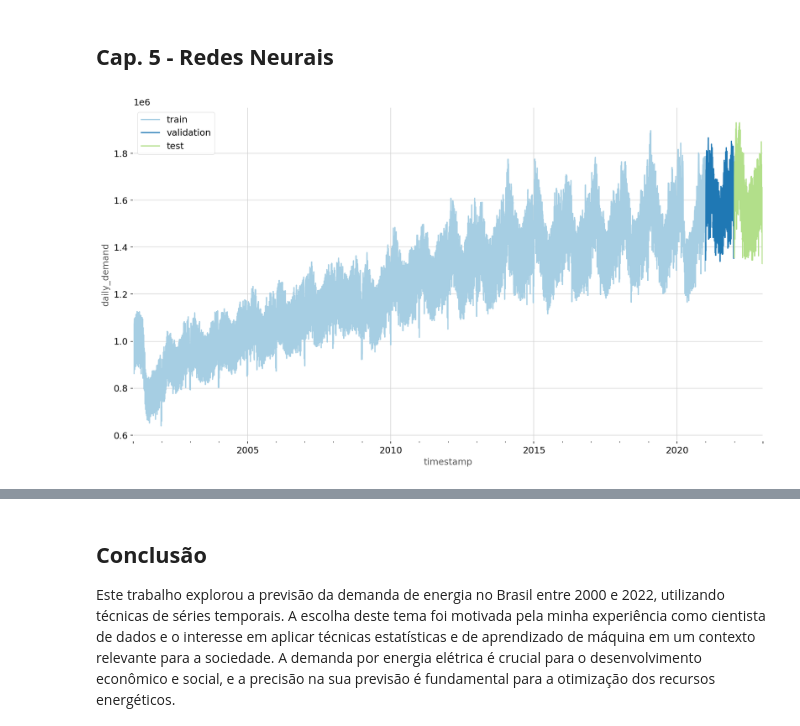
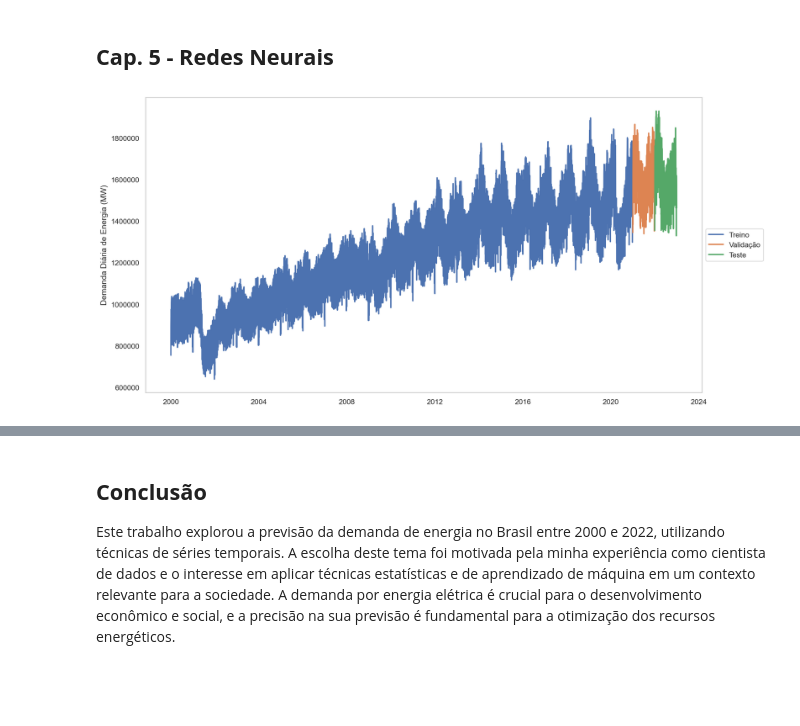
Before and after one commit to vitorsbarboza/Energy-Demand---Time-Series-Forecasting, a Jupyter notebook: Previsão_Demanda_Energia.ipynb, the cells around one changed output, grey strips where cells are left out. Drawn from its saved outputs; the diff is of its cells as text; code cells hidden in the pictures; blank space fills up the shorter version.

```diff
--- a/Previsão_Demanda_Energia.ipynb
+++ b/Previsão_Demanda_Energia.ipynb
@@ -64,6 +64,17 @@ import matplotlib.pyplot as plt  # Criação de gráficos
 import matplotlib as mpl  # Customização de gráficos
 import matplotlib.dates as mdates # Manipulação de datas
 import seaborn as sns  # Gráficos estatísticos
+
+mpl.style.use('ggplot')
+
+mpl.rcParams['axes.facecolor']      = 'white'
+mpl.rcParams['axes.linewidth']      = 1
+mpl.rcParams['xtick.color']         = 'black'
+mpl.rcParams['ytick.color']         = 'black'
+mpl.rcParams['grid.color']          = 'lightgray'
+mpl.rcParams['figure.dpi']          = 150
+mpl.rcParams['axes.grid']           = True
+mpl.rcParams['font.size']           = 12
 
 # Bibliotecas para preprocessamento e modelagem
 from sklearn.preprocessing import MinMaxScaler  # Normalização de dados
@@ -711,23 +851,47 @@ Multi-step forecast MAPE:  2.8368772757608056 %
 # %% [markdown]
 ## **Cap. 5 - Redes Neurais**
 # %%
+# Definindo os dados de demanda diária
 ts_data_demand = demand_df['daily_demand'][:]
 ts_data_demand = pd.DataFrame(ts_data_demand, columns=['daily_demand'])
 ts_data_demand = ts_data_demand.resample('D').sum()
 
-init_st_data_demand = '2001-01-01 00:00:00'
+# Definindo os pontos de início para divisão entre treino, validação e teste
+init_st_data_demand = '2000-01-01 00:00:00'
 valid_st_data_demand = '2021-01-01 00:00:00'
 test_st_data_demand = '2022-01-01 00:00:00'
 
-ts_data_demand[(ts_data_demand.index < valid_st_data_demand) & (ts_data_demand.index > init_st_data_demand)][['daily_demand']].rename(columns={'daily_demand':'train'}).join(ts_data_demand[(ts_data_demand.index >=valid_st_data_demand) & (ts_data_demand.index < test_st_data_demand)][['daily_demand']] \
- .rename(columns={'daily_demand':'validation'}), how='outer') \
- .join(ts_data_demand[test_st_data_demand:][['daily_demand']]
-.rename(columns={'daily_demand':'test'}), how='outer') \
- .plot(y=['train', 'validation', 'test'], figsize=(15, 8),
-fontsize=12)
-plt.xlabel('timestamp', fontsize=12)
-plt.ylabel('daily_demand', fontsize=12)
+# Dividindo os dados em treino, validação e teste
+train_data = ts_data_demand[(ts_data_demand.index < valid_st_data_demand) & (ts_data_demand.index > init_st_data_demand)][['daily_demand']].rename(columns={'daily_demand': 'Treino'})
+validation_data = ts_data_demand[(ts_data_demand.index >= valid_st_data_demand) & (ts_data_demand.index < test_st_data_demand)][['daily_demand']].rename(columns={'daily_demand': 'Validação'})
+test_data = ts_data_demand[test_st_data_demand:][['daily_demand']].rename(columns={'daily_demand': 'Teste'})
+
+# Juntando os dados em um único DataFrame
+plot_data = train_data.join(validation_data, how='outer').join(test_data, how='outer')
+
+# Configurando o estilo do Seaborn
+sns.set_theme(style="whitegrid")
+
+# Criando o plot utilizando Seaborn
+plt.figure(figsize=(15, 8))
+sns.lineplot(data=plot_data, linewidth=2, dashes=False)
+
+# Ajustando rótulos e título
+plt.xlabel('', fontsize=12)
+plt.ylabel('Demanda Diária de Energia (MW)', fontsize=12)
+plt.title('', fontsize=14)
+
+# Removendo os grids
+plt.grid(False)
+
+# Ajustando as legendas para português
+plt.legend(loc='center left', bbox_to_anchor=(1, 0.5))
+
+# Removendo a notação científica do eixo y
+plt.ticklabel_format(style='plain', axis='y')
+
+# Exibindo o gráfico
 plt.show()
 # %% [output]
-[figure, old version]
+[figure, new version]
 # %%
```
Also changed, not shown: parts of 30 cells of this notebook.
